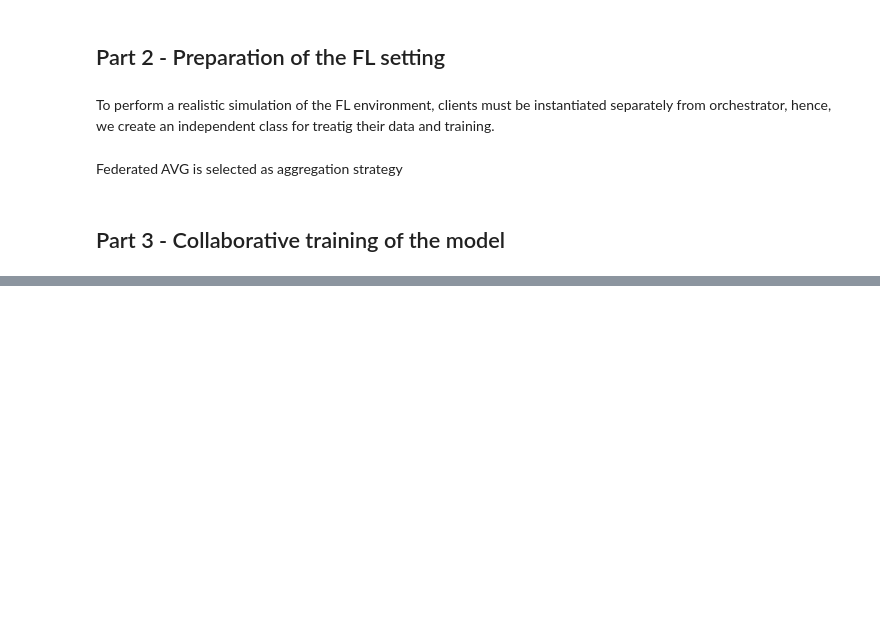
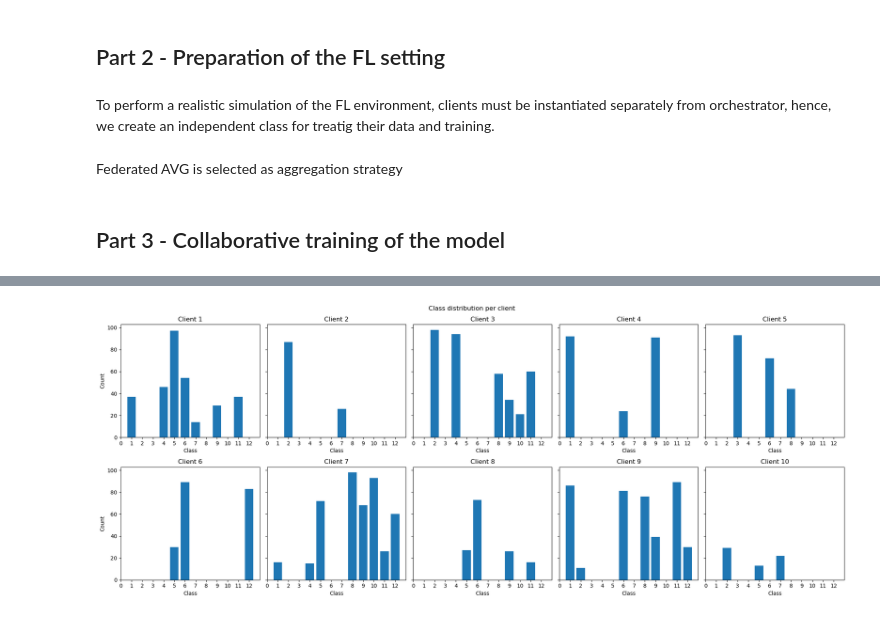
Before and after one commit to JavierGonzalezOtero02/Machine-Learning-for-networks, a Jupyter notebook: seminar5/Seminar_5.ipynb, the cells around one changed output, grey strips where cells are left out. Saved outputs shown, nothing was run; the diff lists cells and outputs as text; code cells hidden in the pictures; blank space fills up the shorter version.

```diff
--- a/seminar5/Seminar_5.ipynb
+++ b/seminar5/Seminar_5.ipynb
@@ -351,12 +372,15 @@ class Orchestrator:
 ## Part 3 - Collaborative training of the model
 # %%
 # Global FL hyperparameters
-NUM_FL_ROUNDS = 10
+NUM_FL_ROUNDS = 100
 TOLERANCE_FL = 1e-3
-CLIENTS_PER_ROUND = 3
+CLIENTS_PER_ROUND = 8
+INPUT_DIM = 270
+HIDDEN_DIM_1 = 128
+OUTPUT_DIM = 12
 
 # Local training hyperparameters per client
-LOCAL_EPOCHS = 5
-LOCAL_BATCH_SIZE = 32
-LOCAL_LR = 0.01
+LOCAL_EPOCHS = 200
+LOCAL_BATCH_SIZE=32
+LOCAL_LR = 0.001
 # %%
@@ -473,0 +499,34 @@ evaluate_model(orchestrator.global_model, test_features_df, test_labels_df)
+# %%
+
+
+def plot_class_distribution_per_client(train_labels_dfs):
+    """
+    Plots the class distribution for each client based on their training labels.
+
+    Parameters
+    ----------
+    train_labels_dfs : list of pd.DataFrame
+        List of label DataFrames, one per client.
+    """
+    num_clients = len(train_labels_dfs)
+    fig, axes = plt.subplots(nrows=2, ncols=5, figsize=(20, 8), sharey=True)
+
+    for i, ax in enumerate(axes.flatten()):
+        labels = train_labels_dfs[i].values.ravel()
+        labels_zero_based = labels - 1  # shift to range [0, 11]
+        counts = np.bincount(labels_zero_based, minlength=12)
+
+        ax.bar(range(1, 13), counts)
+        ax.set_title(f'Client {i+1}')
+        ax.set_xlabel('Class')
+        ax.set_xticks(range(0, 13))
+        if i % 5 == 0:
+            ax.set_ylabel('Count')
+
+    plt.suptitle('Class distribution per client')
+    plt.tight_layout()
+    plt.show()
+# %%
+plot_class_distribution_per_client(train_labels_dfs)
+# %% [output]
+[figure, added]
```
Also changed, not shown: parts of 9 cells of this notebook.
